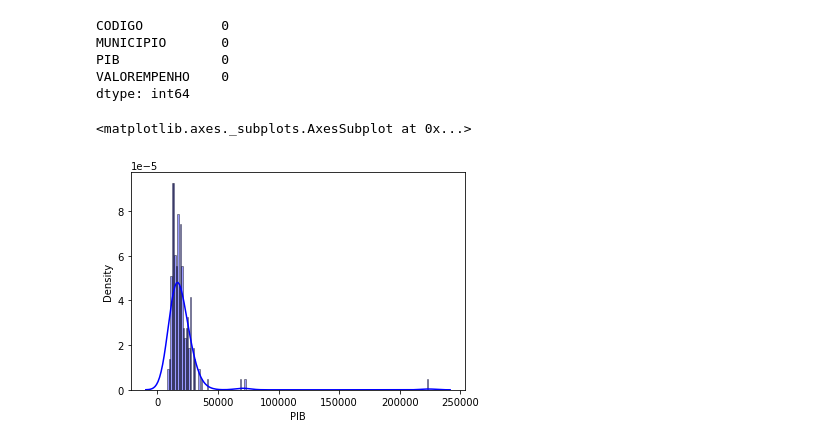
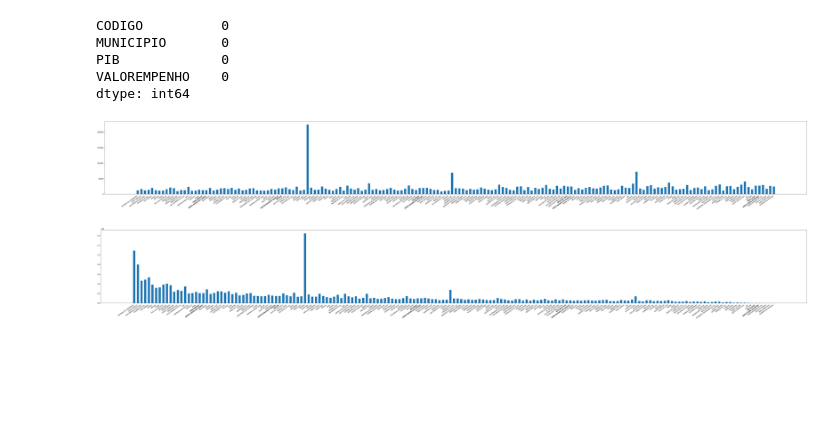
Before and after one commit to hecpinheiro/Ciencia-de-dados, a Jupyter notebook: dadosgovRS.ipynb, the cells around one changed output. Drawn from its saved outputs; the diff is of its cells as text; code cells hidden in the pictures; blank space fills up the shorter version.

```diff
--- a/dadosgovRS.ipynb
+++ b/dadosgovRS.ipynb
@@ -36,9 +39,22 @@ PIB             0
 VALOREMPENHO    0
 dtype: int64
 # %%
-sns.distplot(dataset.iloc[:,2], hist = True, kde = True,
+sns.distplot(dataset.iloc[:,3], hist = True, kde = True,
              bins = 187, color = 'blue',
              hist_kws = {'edgecolor': 'black'})
-# %% [output]
-<matplotlib.axes._subplots.AxesSubplot at 0x...>
-[figure, removed]
+# %%
+plt.figure(figsize=(75,8))
+
+plt.bar(dataset.MUNICIPIO, dataset.PIB, width=0.6)
+
+plt.xticks(dataset.MUNICIPIO,size='small',rotation=35, ha="right")
+plt.show()
+# %% [output]
+[figure, added]
+# %%
+plt.figure(figsize=(75,8))
+plt.bar(dataset.MUNICIPIO, dataset.VALOREMPENHO, width=0.6)
+plt.xticks(dataset.MUNICIPIO,size='small',rotation=35, ha="right")
+plt.show()
+# %% [output]
+[figure, added]
```
Also changed, not shown: parts of 2 cells of this notebook.
